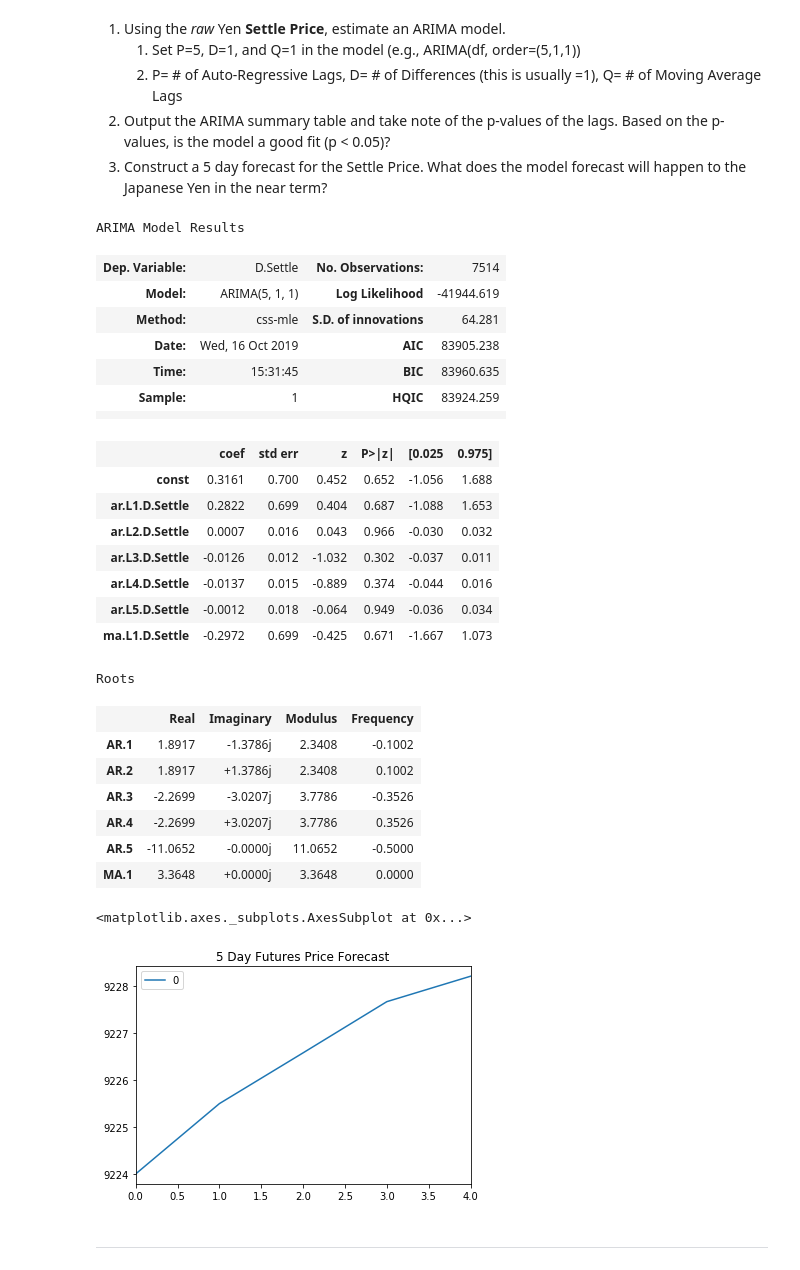
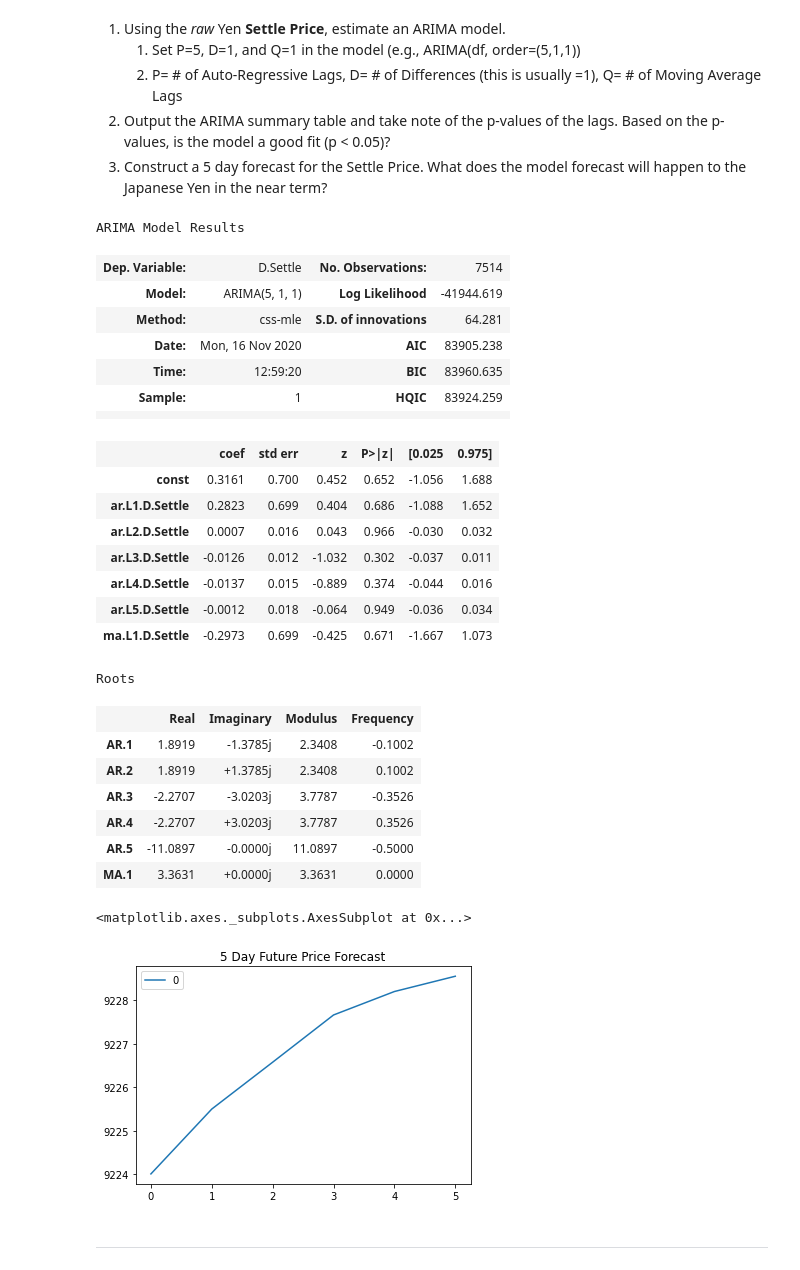
Before and after one commit to markmurdock11/time_series_analysis, a Jupyter notebook: code/time_series_analysis.ipynb, the cells around one changed output. Cells and saved outputs as stored; diff of their text form; code cells hidden in the pictures.

```diff
--- a/code/time_series_analysis.ipynb
+++ b/code/time_series_analysis.ipynb
@@ -179,43 +186,48 @@ from statsmodels.tsa.arima_model import ARIMA
 # Estimate and ARIMA Model:
 # Hint: ARIMA(df, order=(p, d, q))
 # YOUR CODE HERE!
-
+model2 = ARIMA(yen_futures["Settle"], order=(5,1,1))
 # Fit the model
 # YOUR CODE HERE!
+results2 = model.fit()
 # %%
 # Output model summary results:
-results.summary()
+arima_summary = results2.summary()
+arima_summary
 # %% [output]
 ARIMA Model Results
 | Dep. Variable: | D.Settle | No. Observations: | 7514 |
 | Model: | ARIMA(5, 1, 1) | Log Likelihood | -41944.619 |
 | Method: | css-mle | S.D. of innovations | 64.281 |
-| Date: | Wed, 16 Oct 2019 | AIC | 83905.238 |
-| Time: | 15:31:45 | BIC | 83960.635 |
+| Date: | Mon, 16 Nov 2020 | AIC | 83905.238 |
+| Time: | 12:59:20 | BIC | 83960.635 |
 | Sample: | 1 | HQIC | 83924.259 |
 |  |  |  |  |
 |  | coef | std err | z | P>|z| | [0.025 | 0.975] |
 | const | 0.3161 | 0.700 | 0.452 | 0.652 | -1.056 | 1.688 |
-| ar.L1.D.Settle | 0.2822 | 0.699 | 0.404 | 0.687 | -1.088 | 1.653 |
+| ar.L1.D.Settle | 0.2823 | 0.699 | 0.404 | 0.686 | -1.088 | 1.652 |
 | ar.L2.D.Settle | 0.0007 | 0.016 | 0.043 | 0.966 | -0.030 | 0.032 |
 | ar.L3.D.Settle | -0.0126 | 0.012 | -1.032 | 0.302 | -0.037 | 0.011 |
 | ar.L4.D.Settle | -0.0137 | 0.015 | -0.889 | 0.374 | -0.044 | 0.016 |
 | ar.L5.D.Settle | -0.0012 | 0.018 | -0.064 | 0.949 | -0.036 | 0.034 |
-| ma.L1.D.Settle | -0.2972 | 0.699 | -0.425 | 0.671 | -1.667 | 1.073 |
+| ma.L1.D.Settle | -0.2973 | 0.699 | -0.425 | 0.671 | -1.667 | 1.073 |
 Roots
 |  | Real | Imaginary | Modulus | Frequency |
-| AR.1 | 1.8917 | -1.3786j | 2.3408 | -0.1002 |
-| AR.2 | 1.8917 | +1.3786j | 2.3408 | 0.1002 |
-| AR.3 | -2.2699 | -3.0207j | 3.7786 | -0.3526 |
-| AR.4 | -2.2699 | +3.0207j | 3.7786 | 0.3526 |
-| AR.5 | -11.0652 | -0.0000j | 11.0652 | -0.5000 |
-| MA.1 | 3.3648 | +0.0000j | 3.3648 | 0.0000 |
+| AR.1 | 1.8919 | -1.3785j | 2.3408 | -0.1002 |
+| AR.2 | 1.8919 | +1.3785j | 2.3408 | 0.1002 |
+| AR.3 | -2.2707 | -3.0203j | 3.7787 | -0.3526 |
+| AR.4 | -2.2707 | +3.0203j | 3.7787 | 0.3526 |
+| AR.5 | -11.0897 | -0.0000j | 11.0897 | -0.5000 |
+| MA.1 | 3.3631 | +0.0000j | 3.3631 | 0.0000 |
 # %%
 # Plot the 5 Day Price Forecast
 # YOUR CODE HERE!
+
+arima_forecast = pd.DataFrame(results2.forecast(steps=6)[0]).plot(title="5 Day Future Price Forecast")
+arima_forecast
 # %% [output]
 <matplotlib.axes._subplots.AxesSubplot at 0x...>
-[figure, old version]
+[figure, new version]
 # %% [markdown]
 ---
 # %% [markdown]
```
Also changed, not shown: parts of 2 cells of this notebook.
